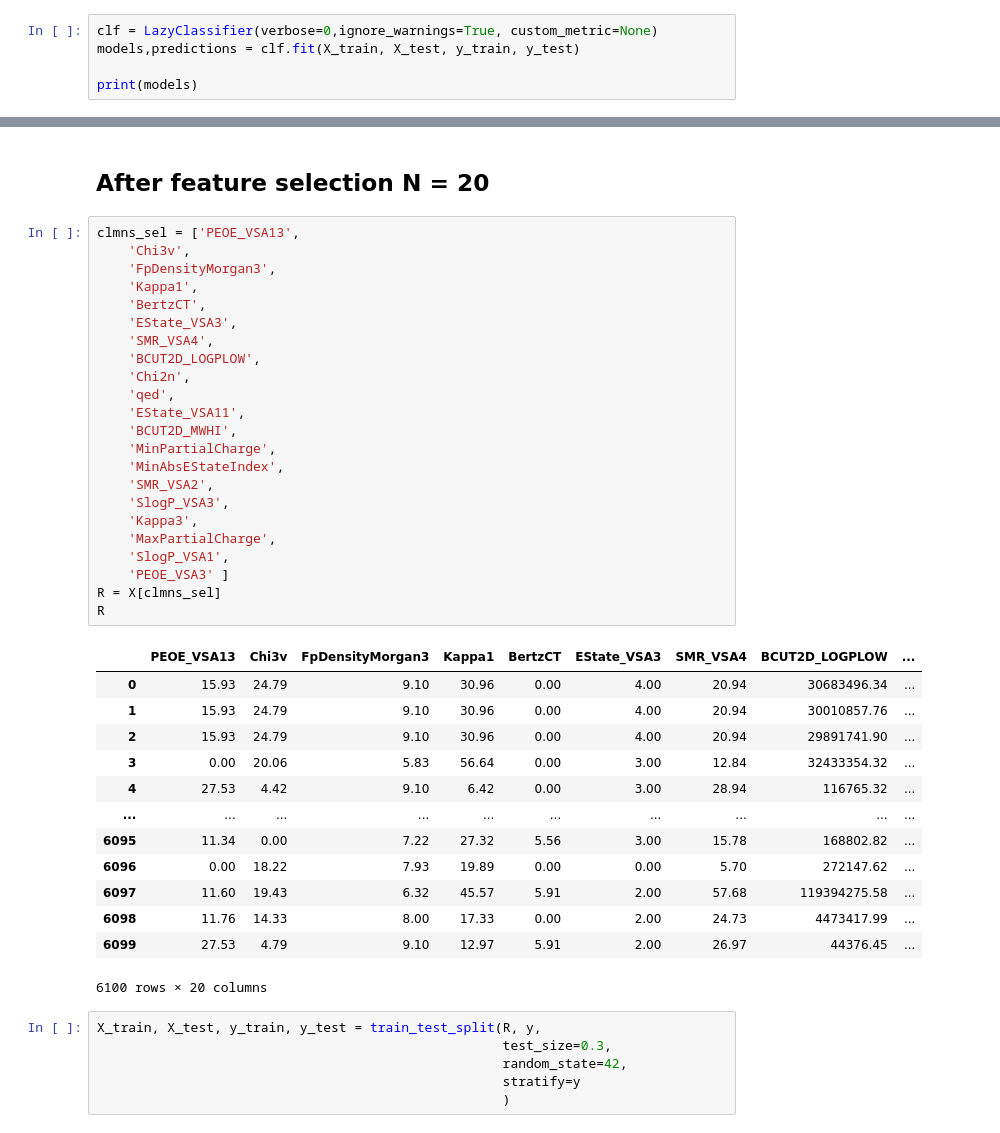
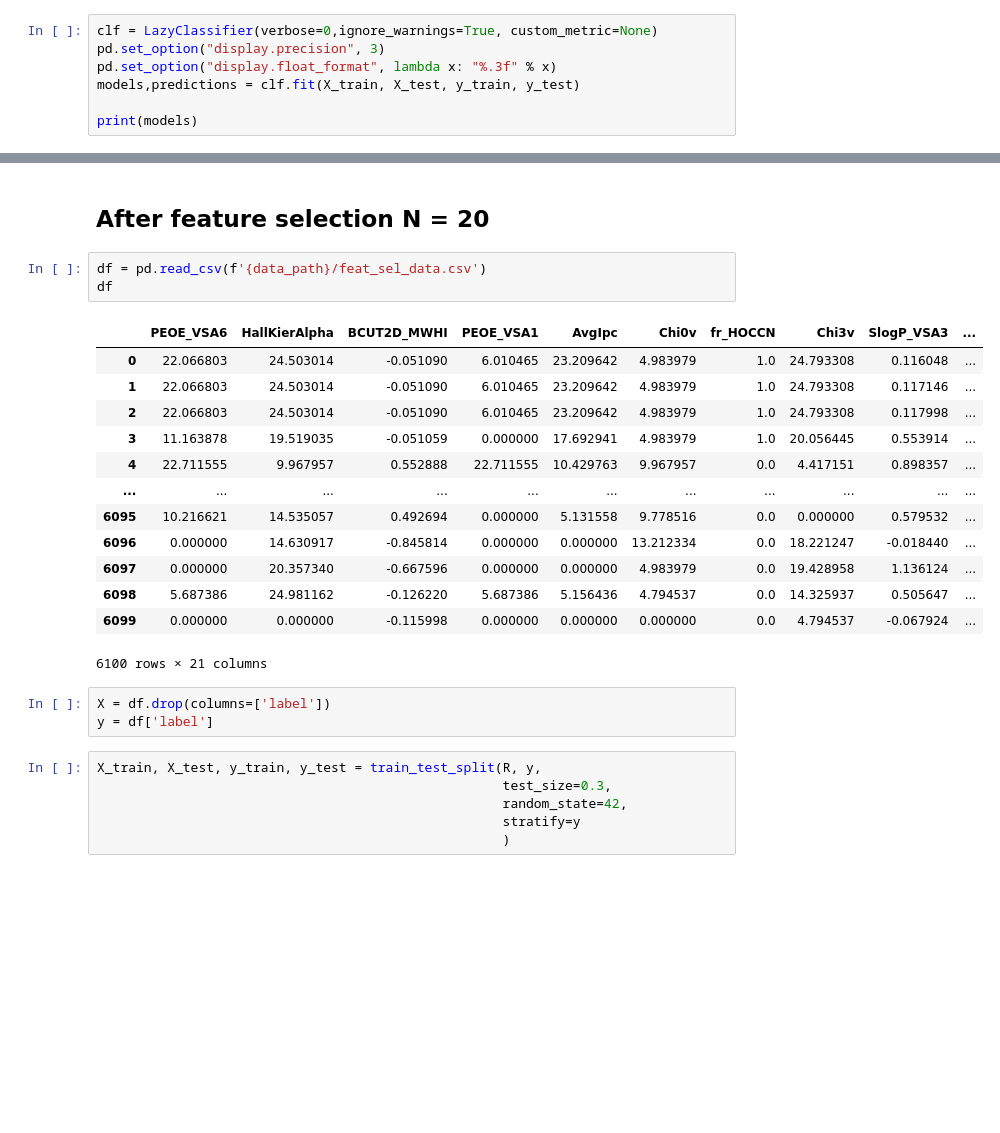
Before and after one commit to Protolaw/a2a_binary_classifier, a Jupyter notebook: lazy.ipynb, the cells around one changed output, grey strips where cells are left out. Saved outputs shown, nothing was run; the diff lists cells and outputs as text; blank space fills up the shorter version.

Commit message:
lazy number format changing

```diff
--- a/lazy.ipynb
+++ b/lazy.ipynb
@@ -88,6 +70,8 @@ Index(['MaxAbsEStateIndex', 'MinAbsEStateIndex', 'qed', 'SPS',
       dtype='object')
 # %%
 clf = LazyClassifier(verbose=0,ignore_warnings=True, custom_metric=None)
+pd.set_option("display.precision", 3)
+pd.set_option("display.float_format", lambda x: "%.3f" % x)
 models,predictions = clf.fit(X_train, X_test, y_train, y_test)
 
 print(models)
@@ -118,42 +102,25 @@ DummyClassifier                      0.04
 # %% [markdown]
 ## After feature selection N = 20
-# %%
-clmns_sel = ['PEOE_VSA13',
-    'Chi3v',
-    'FpDensityMorgan3',
-    'Kappa1',
-    'BertzCT',
-    'EState_VSA3',
-    'SMR_VSA4',
-    'BCUT2D_LOGPLOW',
-    'Chi2n',
-    'qed',
-    'EState_VSA11',
-    'BCUT2D_MWHI',
-    'MinPartialCharge',
-    'MinAbsEStateIndex',
-    'SMR_VSA2',
-    'SlogP_VSA3',
-    'Kappa3',
-    'MaxPartialCharge',
-    'SlogP_VSA1',
-    'PEOE_VSA3' ]
-R = X[clmns_sel]
-R
-# %% [output]
-|  | PEOE_VSA13 | Chi3v | FpDensityMorgan3 | Kappa1 | BertzCT | EState_VSA3 | SMR_VSA4 | BCUT2D_LOGPLOW | ... |
-| 0 | 15.93 | 24.79 | 9.10 | 30.96 | 0.00 | 4.00 | 20.94 | 30683496.34 | ... |
-| 1 | 15.93 | 24.79 | 9.10 | 30.96 | 0.00 | 4.00 | 20.94 | 30010857.76 | ... |
-| 2 | 15.93 | 24.79 | 9.10 | 30.96 | 0.00 | 4.00 | 20.94 | 29891741.90 | ... |
-| 3 | 0.00 | 20.06 | 5.83 | 56.64 | 0.00 | 3.00 | 12.84 | 32433354.32 | ... |
-| 4 | 27.53 | 4.42 | 9.10 | 6.42 | 0.00 | 3.00 | 28.94 | 116765.32 | ... |
-| ... | ... | ... | ... | ... | ... | ... | ... | ... | ... |
-| 6095 | 11.34 | 0.00 | 7.22 | 27.32 | 5.56 | 3.00 | 15.78 | 168802.82 | ... |
-| 6096 | 0.00 | 18.22 | 7.93 | 19.89 | 0.00 | 0.00 | 5.70 | 272147.62 | ... |
-| 6097 | 11.60 | 19.43 | 6.32 | 45.57 | 5.91 | 2.00 | 57.68 | 119394275.58 | ... |
-| 6098 | 11.76 | 14.33 | 8.00 | 17.33 | 0.00 | 2.00 | 24.73 | 4473417.99 | ... |
-| 6099 | 27.53 | 4.79 | 9.10 | 12.97 | 5.91 | 2.00 | 26.97 | 44376.45 | ... |
-6100 rows × 20 columns
+# %%
+df = pd.read_csv(f'{data_path}/feat_sel_data.csv')
+df
+# %% [output]
+|  | PEOE_VSA6 | HallKierAlpha | BCUT2D_MWHI | PEOE_VSA1 | AvgIpc | Chi0v | fr_HOCCN | Chi3v | SlogP_VSA3 | ... |
+| 0 | 22.066803 | 24.503014 | -0.051090 | 6.010465 | 23.209642 | 4.983979 | 1.0 | 24.793308 | 0.116048 | ... |
+| 1 | 22.066803 | 24.503014 | -0.051090 | 6.010465 | 23.209642 | 4.983979 | 1.0 | 24.793308 | 0.117146 | ... |
+| 2 | 22.066803 | 24.503014 | -0.051090 | 6.010465 | 23.209642 | 4.983979 | 1.0 | 24.793308 | 0.117998 | ... |
+| 3 | 11.163878 | 19.519035 | -0.051059 | 0.000000 | 17.692941 | 4.983979 | 1.0 | 20.056445 | 0.553914 | ... |
+| 4 | 22.711555 | 9.967957 | 0.552888 | 22.711555 | 10.429763 | 9.967957 | 0.0 | 4.417151 | 0.898357 | ... |
+| ... | ... | ... | ... | ... | ... | ... | ... | ... | ... | ... |
+| 6095 | 10.216621 | 14.535057 | 0.492694 | 0.000000 | 5.131558 | 9.778516 | 0.0 | 0.000000 | 0.579532 | ... |
+| 6096 | 0.000000 | 14.630917 | -0.845814 | 0.000000 | 0.000000 | 13.212334 | 0.0 | 18.221247 | -0.018440 | ... |
+| 6097 | 0.000000 | 20.357340 | -0.667596 | 0.000000 | 0.000000 | 4.983979 | 0.0 | 19.428958 | 1.136124 | ... |
+| 6098 | 5.687386 | 24.981162 | -0.126220 | 5.687386 | 5.156436 | 4.794537 | 0.0 | 14.325937 | 0.505647 | ... |
+| 6099 | 0.000000 | 0.000000 | -0.115998 | 0.000000 | 0.000000 | 0.000000 | 0.0 | 4.794537 | -0.067924 | ... |
+6100 rows × 21 columns
+# %%
+X = df.drop(columns=['label'])
+y = df['label']
 # %%
 X_train, X_test, y_train, y_test = train_test_split(R, y,
                                                     test_size=0.3,
```
Also changed, not shown: parts of 9 cells of this notebook.
